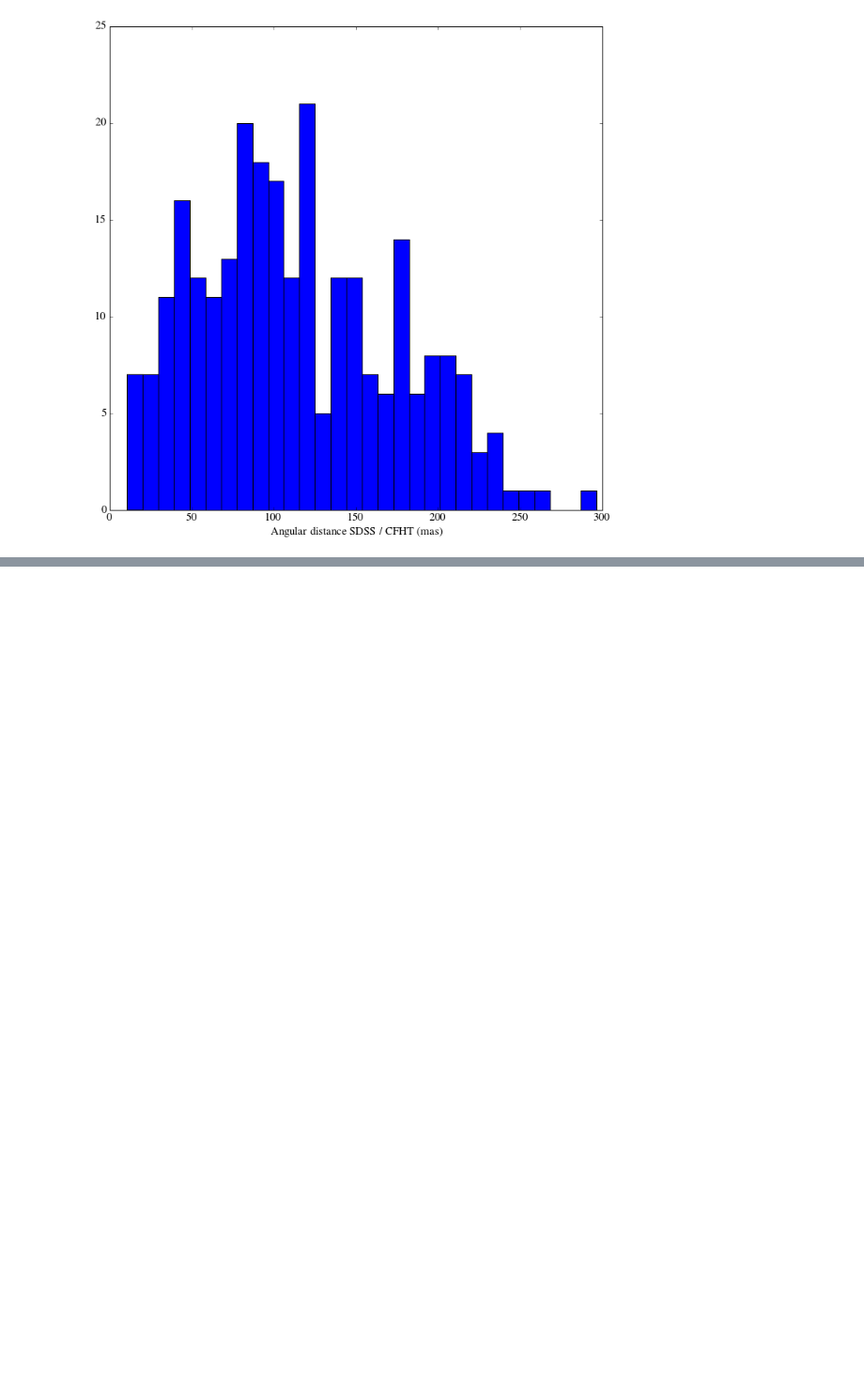
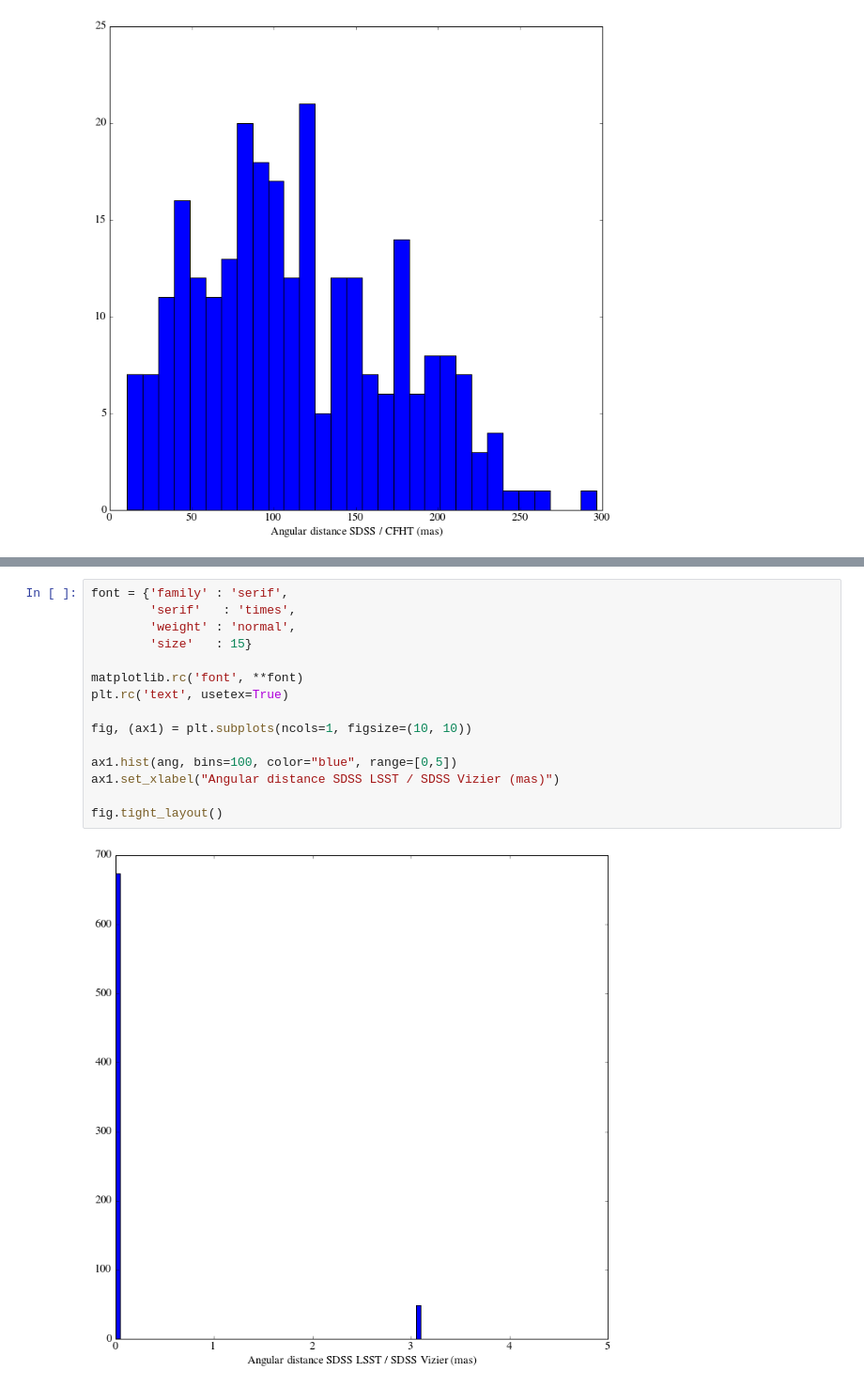
Before and after one commit to LSSTDESC/CFHTLS-Reprocess, a Jupyter notebook: notebooks/checkPhotometry.ipynb, the cells around one changed output, grey strips where cells are left out. Shown at 94% size. Drawn from its saved outputs; the diff is of its cells as text; blank space fills up the shorter version.

```diff
--- a/notebooks/checkPhotometry.ipynb
+++ b/notebooks/checkPhotometry.ipynb
@@ -835,0 +1121,17 @@ fig.tight_layout()
+# %%
+font = {'family' : 'serif',
+        'serif'   : 'times',
+        'weight' : 'normal',
+        'size'   : 15}
+
+matplotlib.rc('font', **font)
+plt.rc('text', usetex=True)
+
+fig, (ax1) = plt.subplots(ncols=1, figsize=(10, 10))
+
+ax1.hist(ang, bins=100, color="blue", range=[0,5])
+ax1.set_xlabel("Angular distance SDSS LSST / SDSS Vizier (mas)")
+
+fig.tight_layout()
+# %% [output]
+[figure, added]
```
Also changed, not shown: parts of 10 cells of this notebook.
